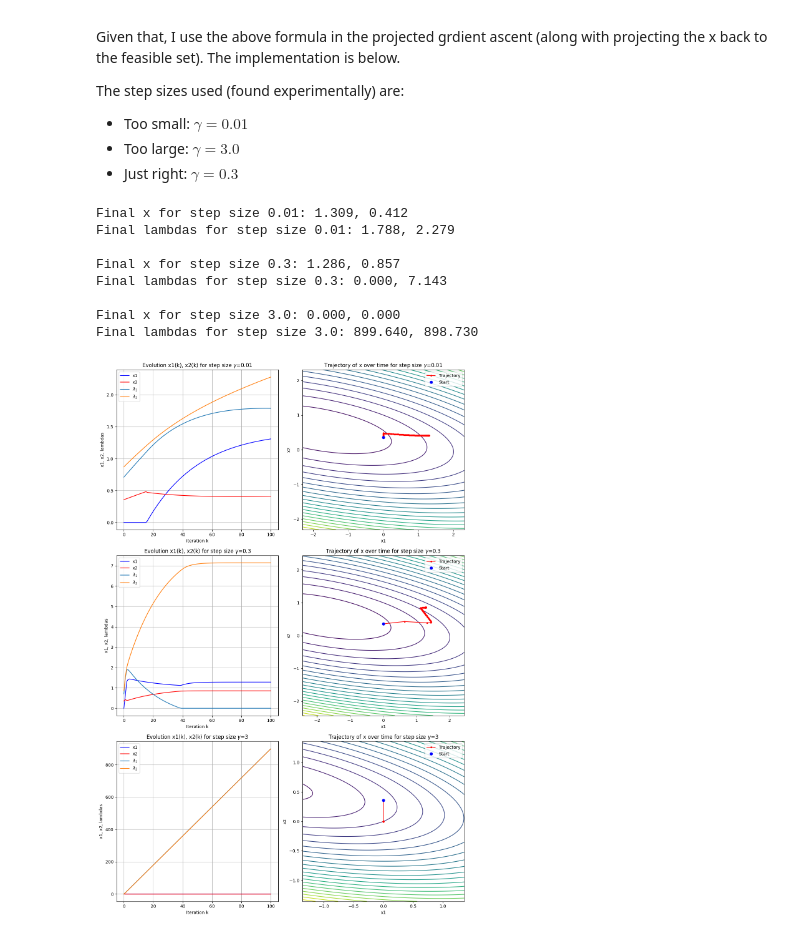
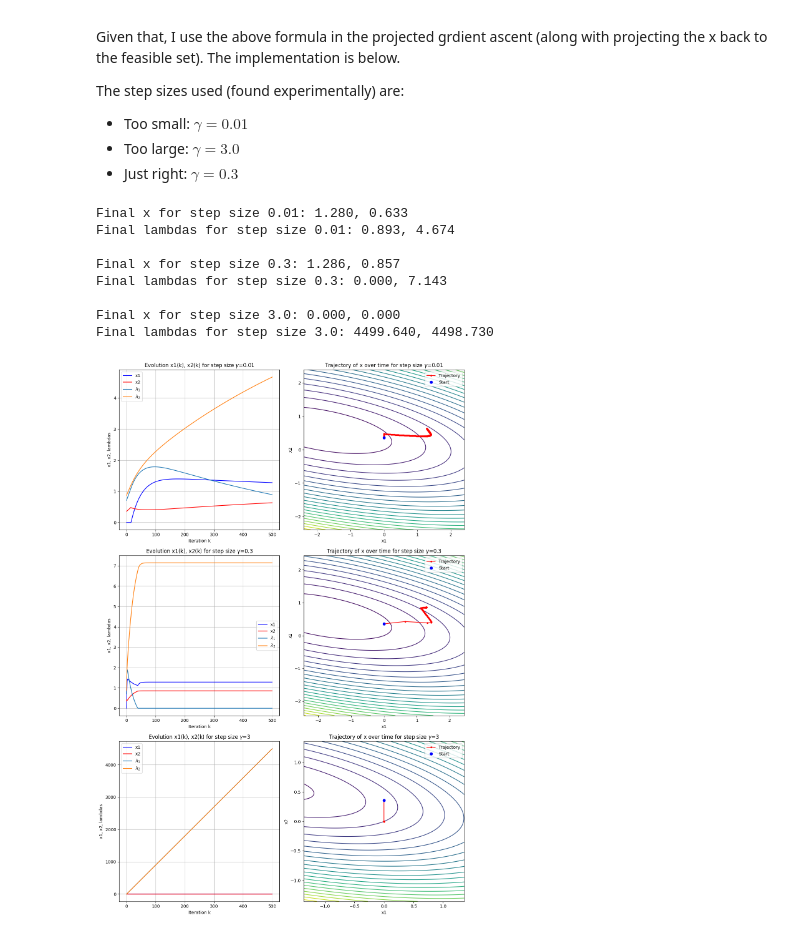
Before and after one commit to Adampi210/Purdue-ECE-64700-Spring-2025-Programs, a Jupyter notebook: projects/project01/project_01_sol.ipynb, the cells around one changed output. Drawn from its saved outputs; the diff is of its cells as text; code cells hidden in the pictures.

```diff
--- a/projects/project01/project_01_sol.ipynb
+++ b/projects/project01/project_01_sol.ipynb
@@ -112,7 +112,7 @@ def gradient_descent(x0, gamma, n_iter):
 
 # Parameters for GD
 x0 = np.random.uniform(-10, 10, (2)) # Start at random
-n_iter = 100                         # Number of iterations
+n_iter = 500                         # Number of iterations
 gammas = [0.005, 0.05, 0.11]         # Step sizes
 labels = [r"$\gamma$=0.005", r"$\gamma$=0.05", r"$\gamma$=0.11"] # Labels for the plot
 
@@ -122,6 +122,8 @@ fig, axes = plt.subplots(3, 2, figsize=(12, 18))
 for i, gamma in enumerate(gammas):
     x_history = gradient_descent(x0, gamma, n_iter)
     print(f"Final x for step size {gammas[i]}: {x_history[-1][0]:.3f}, {x_history[-1][1]:.3f}")
+    if i == 1:
+        x_b_star = x_history[-1]
     # Evolution of x1 and x2 over k
     k = np.arange(n_iter + 1)
     axes[i, 0].plot(k, x_history[:, 0], "b-", label="x1")
@@ -232,7 +234,7 @@ def projected_gradient_descent(x0, gamma, n_iter):
 
 # Parameters for projected-GD
 x0 = project(np.random.uniform(-10, 10, (2)))  # Start at random
-n_iter = 100                         # Number of iterations
+n_iter = 500                         # Number of iterations
 gammas = [0.001, 0.05, 10]         # Step sizes
 labels = [r"$\gamma$=0.001", r"$\gamma$=0.05", r"$\gamma$=10"]  # Labels for the plot
 
@@ -242,6 +244,8 @@ fig, axes = plt.subplots(3, 2, figsize=(12, 18))
 for i, gamma in enumerate(gammas):
     x_history = projected_gradient_descent(x0, gamma, n_iter)
     print(f"Final x for step size {gammas[i]}: {x_history[-1][0]:.3f}, {x_history[-1][1]:.3f}")
+    if i == 1:
+        x_c_star = x_history[-1]
     # Evolution of x1 and x2 over k
     k = np.arange(n_iter + 1)
     axes[i, 0].plot(k, x_history[:, 0], "b-", label="x1")
@@ -380,7 +384,7 @@ def projected_dual_gradient_descent(lambdas0, gamma, n_iter):
 
 # Parameters for projected-GD
 lambdas0 = np.random.uniform(0, 10, (2))  # Start at random
-n_iter = 100  # Number of iterations
+n_iter = 500  # Number of iterations
 gammas = [0.01, 0.3, 3.0]  # Step sizes
 labels = [r"$\gamma$=0.01", r"$\gamma$=0.3", r"$\gamma$=3"]  # Labels for the plot
 
@@ -392,6 +396,9 @@ for i, gamma in enumerate(gammas):
     print(f"Final x for step size {gammas[i]}: {x_history[-1][0]:.3f}, {x_history[-1][1]:.3f}")
     print(f"Final lambdas for step size {gammas[i]}: {lambdas_history[-1][0]:.3f}, {lambdas_history[-1][1]:.3f}")
     print()
+    if i == 1:
+        x_d_star = x_history[-1]
+        lambdas_star = lambdas_history[-1]
     # Evolution of x1 and x2 over k
     k = np.arange(n_iter + 1)
     axes[i, 0].plot(k, x_history[:, 0], "b-", label="x1")
@@ -402,36 +409,36 @@ for i, gamma in enumerate(gammas):
     axes[i, 0].set_ylabel("x1, x2, lambdas")
     axes[i, 0].legend()
     axes[i, 0].grid(True)
     axes[i, 0].set_title(f"Evolution x1(k), x2(k) for step size {labels[i]}")
 
     # Contour with trajectory
     max_lim = np.max(np.abs(x_history)) + 1
     x1 = np.linspace(-max_lim, max_lim, 1000)
     x2 = np.linspace(-max_lim, max_lim, 1000)
     X1, X2 = np.meshgrid(x1, x2)
     Z = f(X1, X2)
     axes[i, 1].contour(X1, X2, Z, levels=25, cmap="viridis")
     axes[i, 1].plot(
         x_history[:, 0], x_history[:, 1], "ro-", markersize=3, label="Trajectory"
     )
     axes[i, 1].plot(x_history[0, 0], x_history[0, 1], "bo", label="Start")
     axes[i, 1].set_xlabel("x1")
     axes[i, 1].set_ylabel("x2")
     axes[i, 1].legend()
     axes[i, 1].set_title(f"Trajectory of x over time for step size {labels[i]}")
 
 # Adjust layout and display
 plt.tight_layout()
 plt.show()
 # %% [output]
-Final x for step size 0.01: 1.309, 0.412
-Final lambdas for step size 0.01: 1.788, 2.279
+Final x for step size 0.01: 1.280, 0.633
+Final lambdas for step size 0.01: 0.893, 4.674
 
 Final x for step size 0.3: 1.286, 0.857
 Final lambdas for step size 0.3: 0.000, 7.143
 
 Final x for step size 3.0: 0.000, 0.000
-Final lambdas for step size 3.0: 899.640, 898.730
+Final lambdas for step size 3.0: 4499.640, 4498.730
-[figure, old version]
+[figure, new version]
 # %% [markdown]
 #### (e)
```
Also changed, not shown: parts of 6 cells of this notebook.
